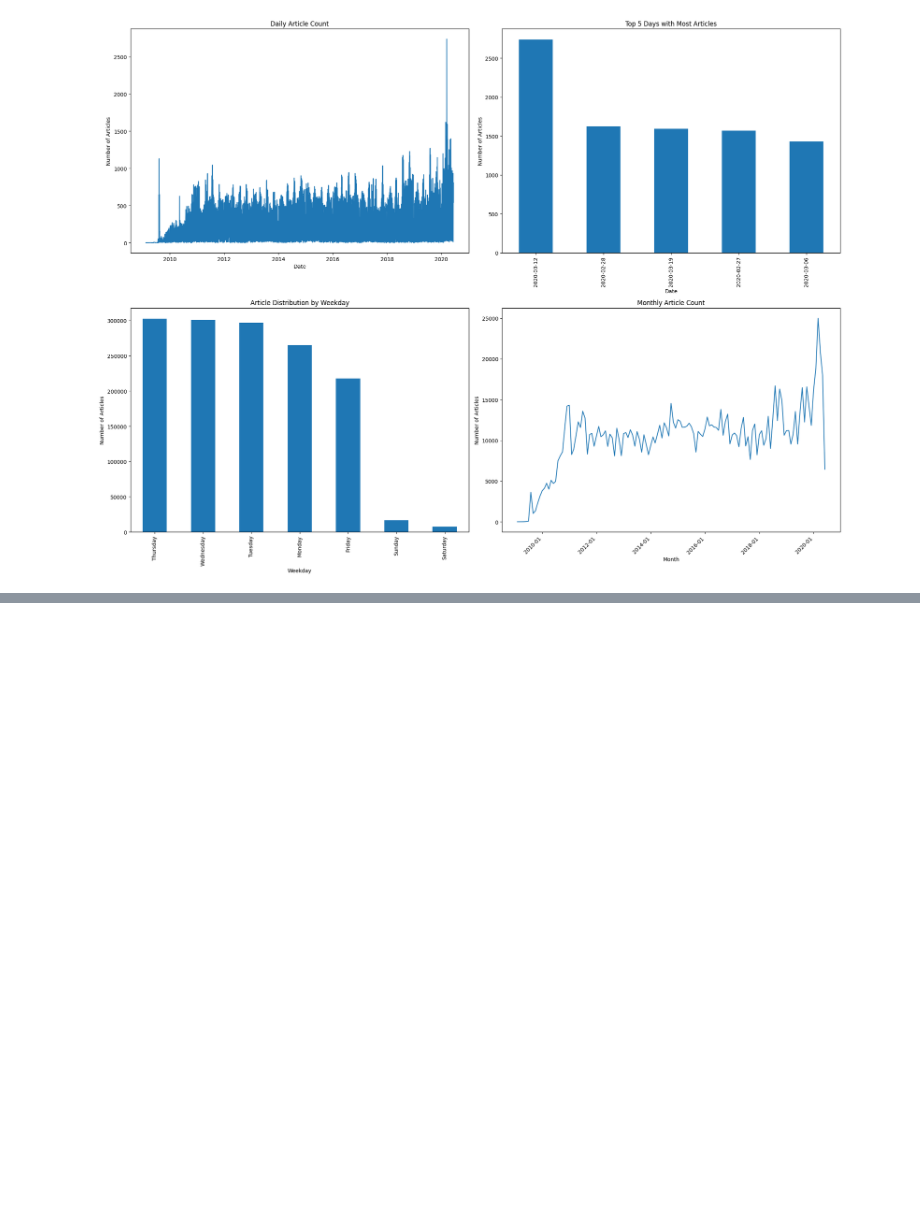
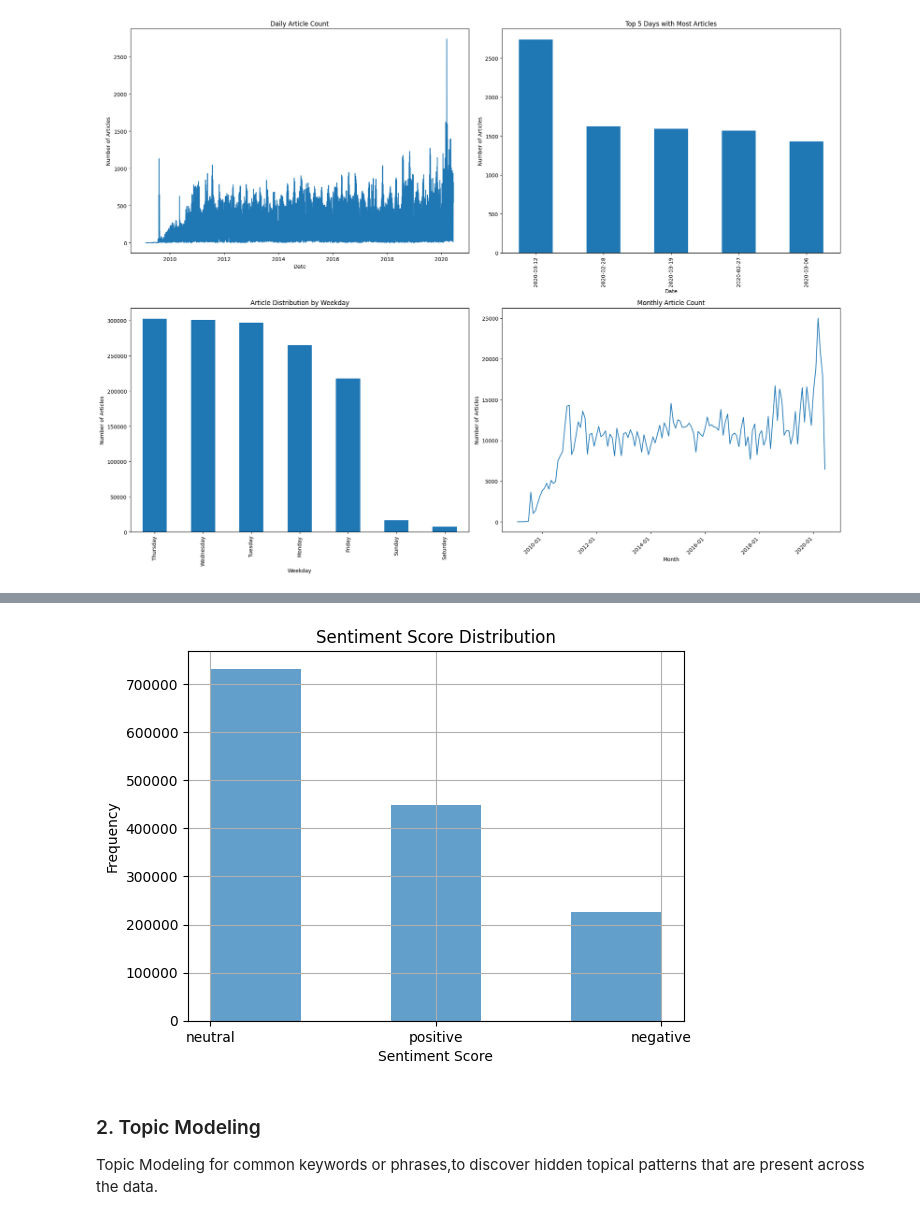
Before and after one commit to OL-YAD/Financial-news-Stock-Analysis, a Jupyter notebook: notebooks/Sentiment_Analysis_EDA.ipynb, the cells around one changed output, grey strips where cells are left out. Saved outputs shown, nothing was run; the diff lists cells and outputs as text; code cells hidden in the pictures; blank space fills up the shorter version.

Commit message:
sentiment EDA added

```diff
--- a/notebooks/Sentiment_Analysis_EDA.ipynb
+++ b/notebooks/Sentiment_Analysis_EDA.ipynb
@@ -170,0 +178,6 @@ plt.show()
+# %%
+# Perform sentiment analysis
+df = sentiment_analysis(df)
+
+print("Sentiment Distribution:")
+print(df['sentiment'].value_counts())
@@ -170,0 +220,12 @@ plt.show()
+# %%
+# histogram for the distribution of sentiment scores
+df["sentiment"].hist(bins=5, alpha=0.7)
+plt.title("Sentiment Score Distribution")
+plt.xlabel("Sentiment Score")
+plt.ylabel("Frequency")
+plt.show()
+# %% [output]
+[figure, added]
+# %% [markdown]
+### 2.   Topic Modeling
+Topic Modeling for common keywords or phrases,to discover hidden topical patterns that are present across the data.
```
Also changed, not shown: parts of 28 cells of this notebook.
